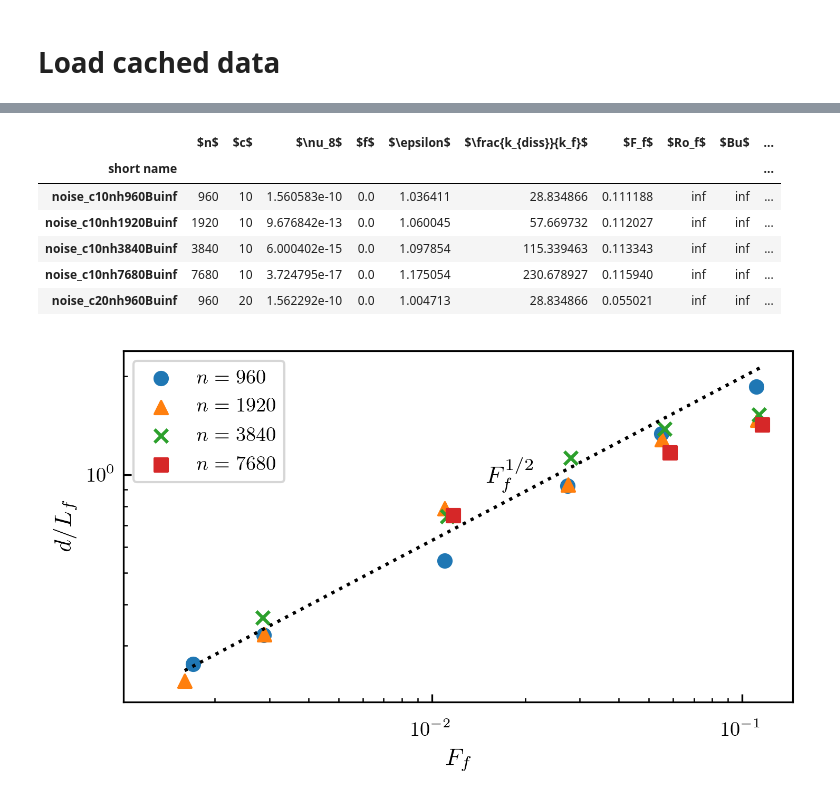
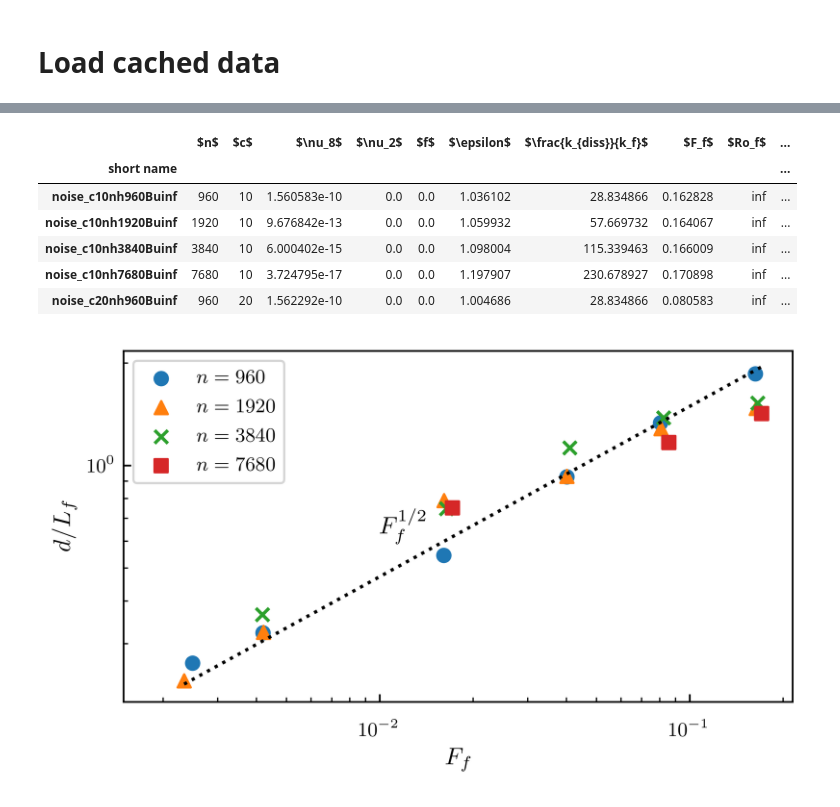
Before and after one commit to ashwinvis/augieretal_jfm_2019_shallow_water, a Jupyter notebook: Python/shock_population.ipynb, the cells around one changed output, grey strips where cells are left out. Cells and saved outputs as stored; diff of their text form; code cells hidden in the pictures.

Commit message:
Updated plots with redefined Ff and Re, new plot comparing div of lap runs phys_fields

```diff
--- a/Python/shock_population.ipynb
+++ b/Python/shock_population.ipynb
@@ -148,49 +146,57 @@ Lf = np.pi / _k_f(sim.params)
+# %%
+%%capture
+import fluidsim as fs
+from paths import paths_sim
+
+
+sim = fs.load_sim_for_plot(paths_sim[df_shock_sep.iloc[0].name], merge_missing_params=True)
+Lf = np.pi / _k_f(sim.params)
 # %%
 df["shock separation"] = df_shock_sep["mean"] / Lf
 df.head()
 # %% [output]
-|  | $n$ | $c$ | $\nu_8$ | $f$ | $\epsilon$ | $\frac{k_{diss}}{k_f}$ | $F_f$ | $Ro_f$ | $Bu$ | ... |
+|  | $n$ | $c$ | $\nu_8$ | $\nu_2$ | $f$ | $\epsilon$ | $\frac{k_{diss}}{k_f}$ | $F_f$ | $Ro_f$ | ... |
 | short name |  |  |  |  |  |  |  |  |  | ... |
-| noise_c10nh960Buinf | 960 | 10 | 1.560583e-10 | 0.0 | 1.036411 | 28.834866 | 0.111188 | inf | inf | ... |
-| noise_c10nh1920Buinf | 1920 | 10 | 9.676842e-13 | 0.0 | 1.060045 | 57.669732 | 0.112027 | inf | inf | ... |
-| noise_c10nh3840Buinf | 3840 | 10 | 6.000402e-15 | 0.0 | 1.097854 | 115.339463 | 0.113343 | inf | inf | ... |
-| noise_c10nh7680Buinf | 7680 | 10 | 3.724795e-17 | 0.0 | 1.175054 | 230.678927 | 0.115940 | inf | inf | ... |
-| noise_c20nh960Buinf | 960 | 20 | 1.562292e-10 | 0.0 | 1.004713 | 28.834866 | 0.055021 | inf | inf | ... |
+| noise_c10nh960Buinf | 960 | 10 | 1.560583e-10 | 0.0 | 0.0 | 1.036102 | 28.834866 | 0.162828 | inf | ... |
+| noise_c10nh1920Buinf | 1920 | 10 | 9.676842e-13 | 0.0 | 0.0 | 1.059932 | 57.669732 | 0.164067 | inf | ... |
+| noise_c10nh3840Buinf | 3840 | 10 | 6.000402e-15 | 0.0 | 0.0 | 1.098004 | 115.339463 | 0.166009 | inf | ... |
+| noise_c10nh7680Buinf | 7680 | 10 | 3.724795e-17 | 0.0 | 0.0 | 1.197907 | 230.678927 | 0.170898 | inf | ... |
+| noise_c20nh960Buinf | 960 | 20 | 1.562292e-10 | 0.0 | 0.0 | 1.004686 | 28.834866 | 0.080583 | inf | ... |
 # %%
 %matplotlib inline
 import matplotlib.pyplot as plt
 from base import matplotlib_rc, markers
 
 matplotlib_rc(11)
 fig, ax = plt.subplots(figsize=(5,3))
 mark = markers()
 for n, grp in df.groupby("$n$"):
     ax.scatter(
         r'$F_f$', 'shock separation',
         marker=next(mark),
         #kind="scatter", loglog=True, ax=ax
         data=grp, label=f"$n={n}$")
 
 
 uniq_F_f = np.array(sorted(set(df[r'$F_f$'])))
-ax.loglog(uniq_F_f, 2 * np.pi * uniq_F_f ** 0.5, 'k:', label="")
+ax.loglog(uniq_F_f, 1.5 * np.pi * uniq_F_f ** 0.5, 'k:', label="")
 
 # import seaborn as sns
 # sns.regplot(
 #     '$F_f$', 'shock separation',
 #     data=df,
 #     scatter=False, ax=ax, order=2
 # )
-ax.text(1.5e-2, 0.9, r"$F_f ^ {1/2}$")
+ax.text(1e-2, 0.6, r"$F_f ^ {1/2}$")
 ax.set_xscale("log")
 ax.set_yscale("log")
 ax.set_xlabel('$F_f$')
 ax.set_ylabel("$d / L_f$")
 ax.legend(fontsize=9)
 fig.tight_layout()
 plt.show()
 # %% [output]
-[figure, old version]
+[figure, new version]
 # %%
 fig.savefig("../Pyfig/fig_shock_sep.png")
 fig.savefig("../Pyfig/fig_shock_sep.pdf")
```
Also changed, not shown: parts of 2 cells of this notebook, 7 other files.
